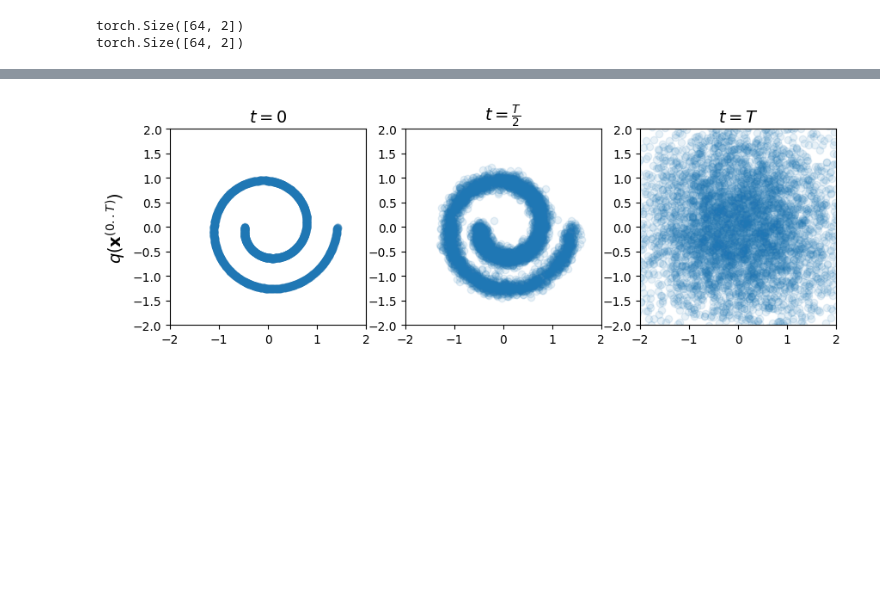
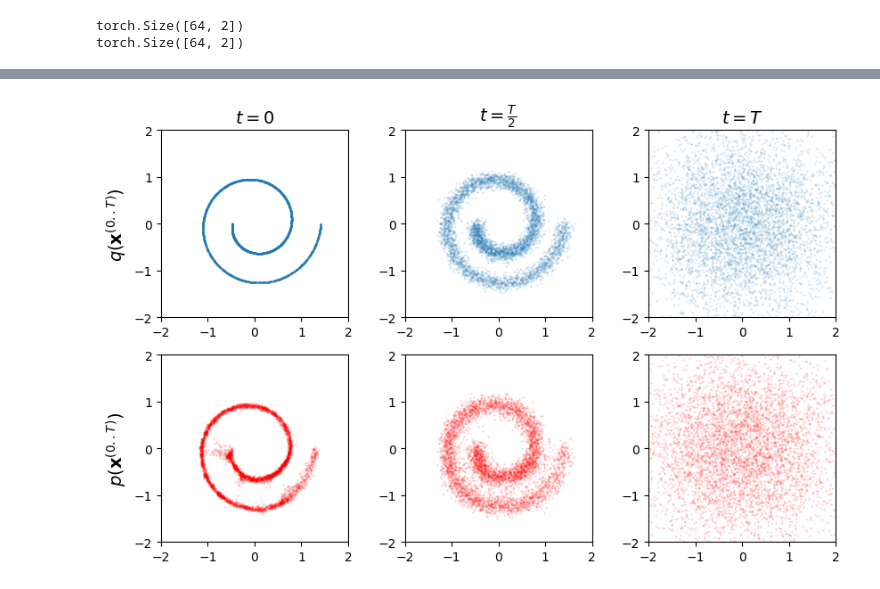
Before and after one commit to cabannas/Introduction-to-Diffusion-Models, a Jupyter notebook: Paper1_reverseprocess.ipynb, the cells around one changed output, grey strips where cells are left out. Saved outputs shown, nothing was run; the diff lists cells and outputs as text; code cells hidden in the pictures; blank space fills up the shorter version.

Commit message:
reverse process visualization part 11

```diff
--- a/Paper1_reverseprocess.ipynb
+++ b/Paper1_reverseprocess.ipynb
@@ -128,24 +128,43 @@ tensor([0.6940, 0.6685], dtype=torch.float64)
 # %%
 font_size = 14
-fig = plt.figure(figsize=(10, 3))
+fig = plt.figure(figsize=(10, 6))
+
+N = 5_000
+x0 = sample_batch(N)
+samples = model.sample(N)
 
 data = [x0, model.forward_process(x0, 20), model.forward_process(x0, 40)]
 for i in range(3):
 
-    plt.subplot(1, 3, 1+i)
-    plt.scatter(data[i][:, 0].data.numpy(), data[i][:, 1].data.numpy(), alpha=0.1)
+    plt.subplot(2, 3, 1+i)
+    plt.scatter(data[i][:, 0].data.numpy(), data[i][:, 1].data.numpy(), alpha=0.1, s=1)
     plt.xlim([-2,2])
     plt.ylim([-2,2])
     plt.gca().set_aspect('equal')
 
     if i == 0:
         plt.ylabel(r'$q(\mathbf{x}^{(0..T)})$', fontsize = font_size)
         plt.title(r'$t=0$', fontsize = font_size)
     elif i == 1:
         plt.title(r'$t=\frac{T}{2}$', fontsize = font_size)
     elif i == 2:
         plt.title(r'$t=T$', fontsize = font_size)
 
-plt.savefig('forward_process.png', bbox_inches = 'tight')
+time_steps = [0, 20, 40]
+
+for i in range(3):
+
+    plt.subplot(2, 3, 4+i)
+    plt.scatter(samples[time_steps[i]][:, 0].data.numpy(), samples[time_steps[i]][:, 1].data.numpy(),
+                alpha=0.1, c='r', s=1)
+    plt.xlim([-2,2])
+    plt.ylim([-2,2])
+    plt.gca().set_aspect('equal')
+
+    if i == 0:
+        plt.ylabel(r'$p(\mathbf{x}^{(0..T)})$', fontsize = font_size)
+
+
+plt.savefig('diffusion_model_paper1_fig1.png', bbox_inches = 'tight')
 # %% [output]
-[figure, old version]
+[figure, new version]
```
Also changed, not shown: parts of 3 cells of this notebook, 1 other file.
